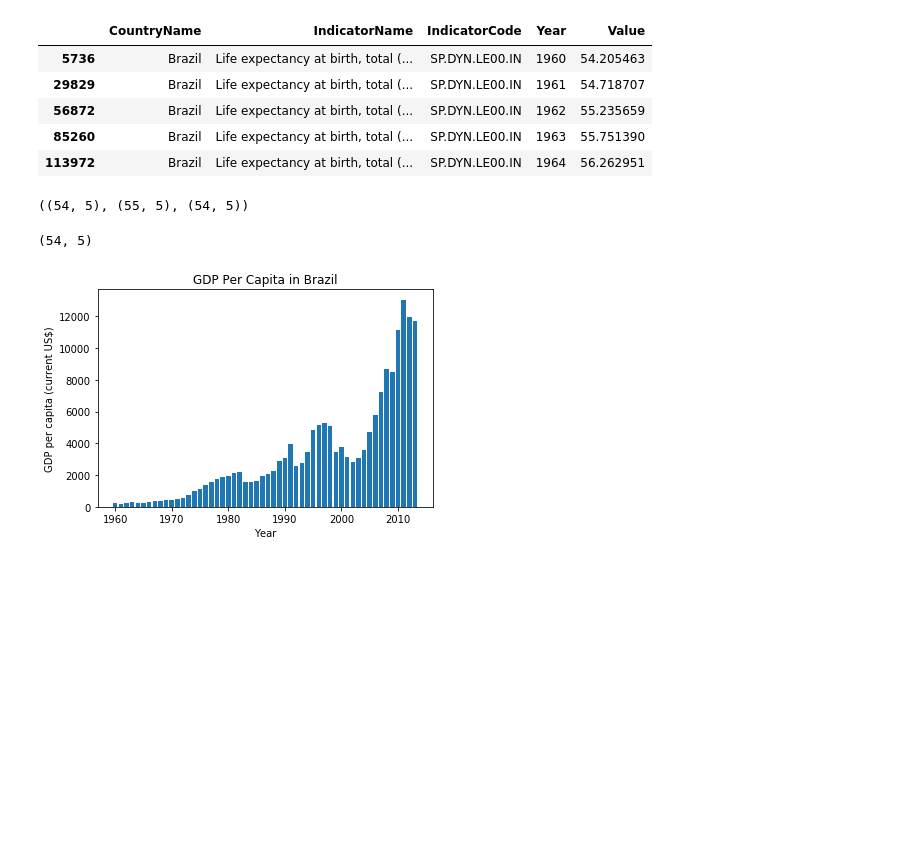
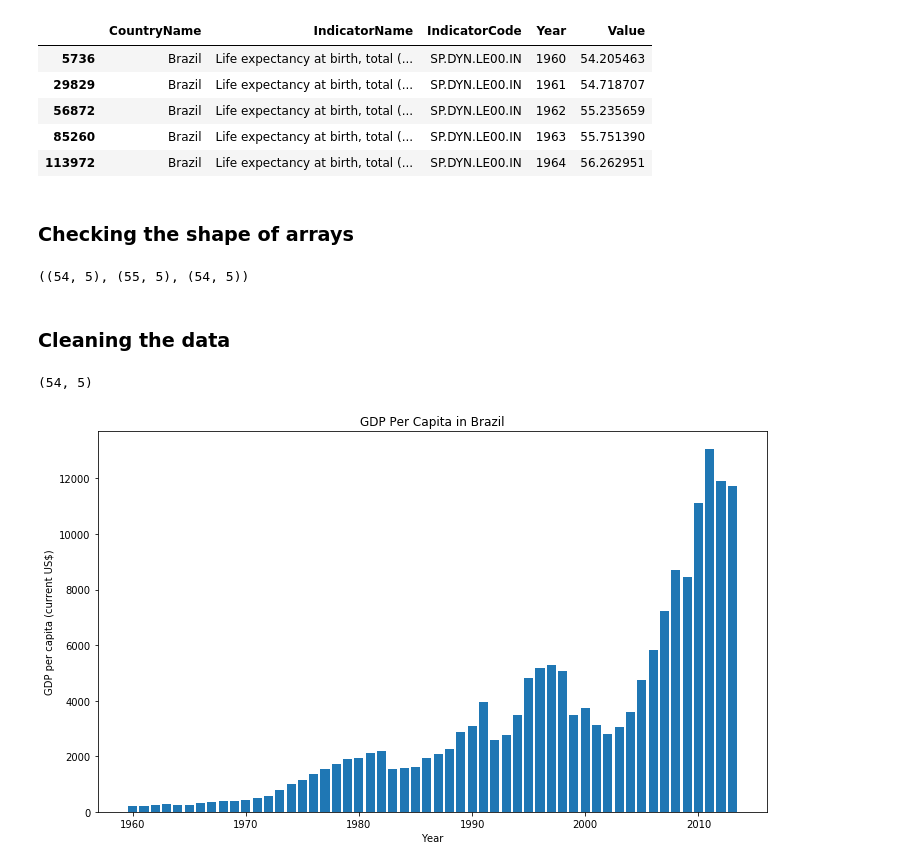
Before and after one commit to mmmarchetti/edx_dse200x, a Jupyter notebook: week6 /mini-project.ipynb, the cells around one changed output. Drawn from its saved outputs; the diff is of its cells as text; code cells hidden in the pictures; blank space fills up the shorter version.

```diff
--- a/week6 /mini-project.ipynb
+++ b/week6 /mini-project.ipynb
@@ -53,10 +63,14 @@ brazil_ls.head()
 | 56872 | Brazil | Life expectancy at birth, total (... | SP.DYN.LE00.IN | 1962 | 55.235659 |
 | 85260 | Brazil | Life expectancy at birth, total (... | SP.DYN.LE00.IN | 1963 | 55.751390 |
 | 113972 | Brazil | Life expectancy at birth, total (... | SP.DYN.LE00.IN | 1964 | 56.262951 |
+# %% [markdown]
+### Checking the shape of arrays
 # %%
 brazil_dr.shape, brazil_gdp.shape, brazil_ls.shape
 # %% [output]
 ((54, 5), (55, 5), (54, 5))
+# %% [markdown]
+### Cleaning the data
 # %%
 for year in brazil_gdp['Year']:
     if year not in brazil_dr['Year'].values:
@@ -68,11 +82,12 @@ brazil_gdp.shape
 # %%
 plt.bar(brazil_gdp['Year'].values, brazil_gdp['Value'].values)
 plt.xlabel('Year')
 plt.ylabel(brazil_gdp['IndicatorName'].iloc[0])
 plt.title('GDP Per Capita in Brazil')
+plt.rcParams['figure.figsize'] = [12, 7]
 plt.show()
 # %% [output]
-[figure, old version]
+[figure, new version]
 # %%
 plt.bar(brazil_dr['Year'].values, brazil_dr['Value'].values)
 plt.xlabel('Year')
```
Also changed, not shown: parts of 18 cells of this notebook, 15 other files.
